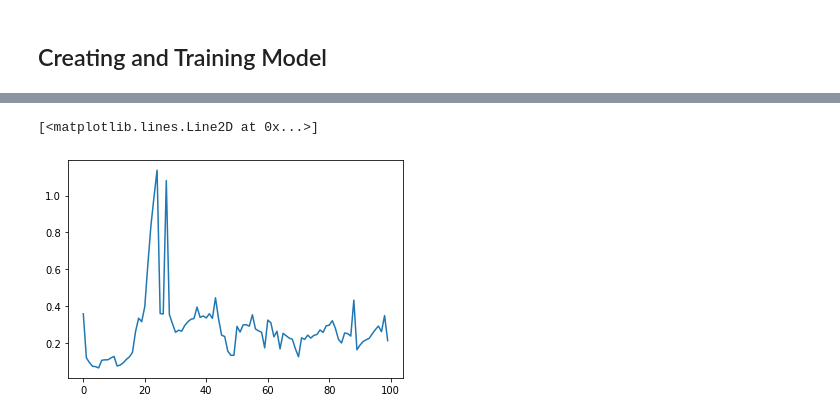
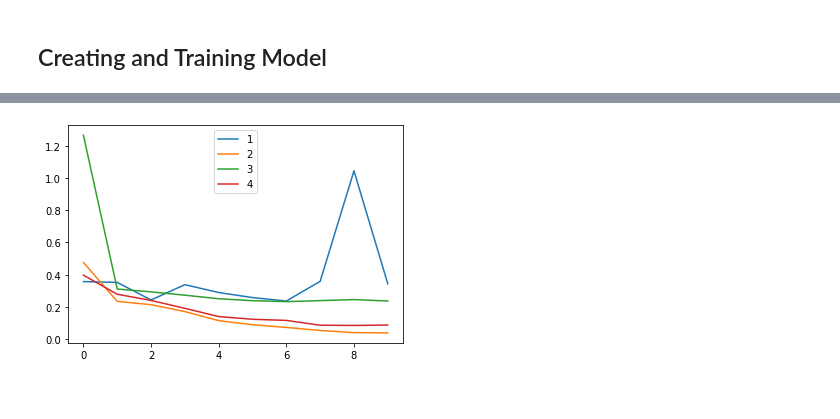
Before and after one commit to brenmcnamara/ML, a Jupyter notebook: projects/Learning the Gaussian Curve.ipynb, the cells around one changed output, grey strips where cells are left out. Drawn from its saved outputs; the diff is of its cells as text; code cells hidden in the pictures.

Commit message:
saving progress on gaussian curve

```diff
--- a/projects/Learning the Gaussian Curve.ipynb
+++ b/projects/Learning the Gaussian Curve.ipynb
@@ -446,20 +445,39 @@ def train_model(model, train_data, train_labels, lr, batch_size, epochs=10000, l
 # %%
 models = []
 valid_errors = []
+train_error_logs = []
+grad_mag_logs = []
 train_times = []
 
-data = train_data[:,:1000]
-labels = train_labels[:1000]
+data = train_data
+labels = train_labels
 
-t_hyperparams = [{
-    'batch_size': 100,
-    'lr': 0.001,
-    'layer_sizes': [50, 40, 20, 10],
-}]
+# t_hyperparams = [
+#     {
+#         'batch_size': 1,
+#         'lr': 0.001,
+#         'layer_sizes': [50, 20, 8],
+#     },
+#     {
+#         'batch_size': 10,
+#         'lr': 0.001,
+#         'layer_sizes': [50, 20, 8],
+#     },
+#     {
+#         'batch_size': 100,
+#         'lr': 0.001,
+#         'layer_sizes': [50, 20, 8],
+#     },
+#     {
+#         'batch_size': 1000,
+#         'lr': 0.001,
+#         'layer_sizes': [50, 20, 8],
+#     },
+# ]
 
 # For each set of hyper parameters, create and train a new model.
 # Record the trained model with the corresponding validation error.
-for (i, hyperparam) in enumerate(t_hyperparams):
+for (i, hyperparam) in enumerate(hyperparams):
     print(f'Training model {i + 1} / {len(hyperparams)}')
     print(f'lr={hyperparam["lr"]}, layer_sizes={hyperparam["layer_sizes"]}, batch_size={hyperparam["batch_size"]}')
 
@@ -470,6 +488,9 @@ for (i, hyperparam) in enumerate(t_hyperparams):
     train_errors, grad_mags = train_model(model, data, labels, lr=hyperparam['lr'], batch_size=hyperparam['batch_size'])
 
     no_grad_check(model)
+
+    train_error_logs.append(train_errors)
+    grad_mag_logs.append(grad_mags)
 
     valid_output = forward(model, valid_data)
     valid_error = binary_cross_entropy_loss(valid_output, valid_labels)
@@ -510,7 +514,11 @@ Model took 1.63m to train.
-# %%
-plt.plot(train_errors)
-# %% [output]
-[<matplotlib.lines.Line2D at 0x...>]
-[figure, removed]
+# %%
+for (i, model) in enumerate(models):
+    line = plt.plot(train_error_logs[i])
+
+plt.legend([1, 2, 3, 4])
+
+plt.show()
+# %% [output]
+[figure, added]
 # %%
 plt.plot(grad_mags)
```
Also changed, not shown: parts of 6 cells of this notebook.
